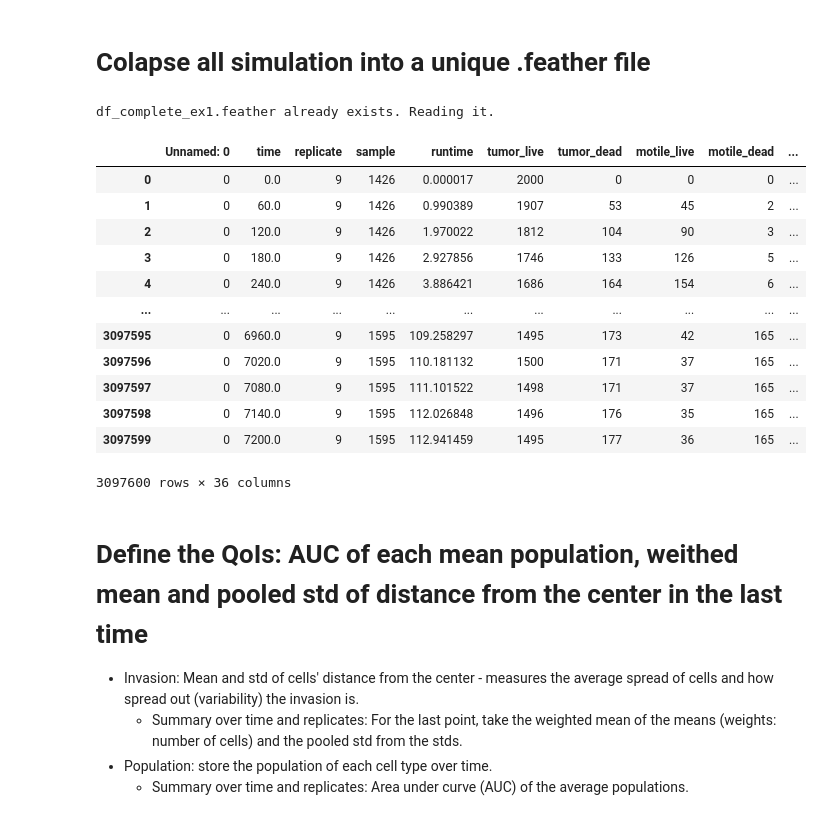
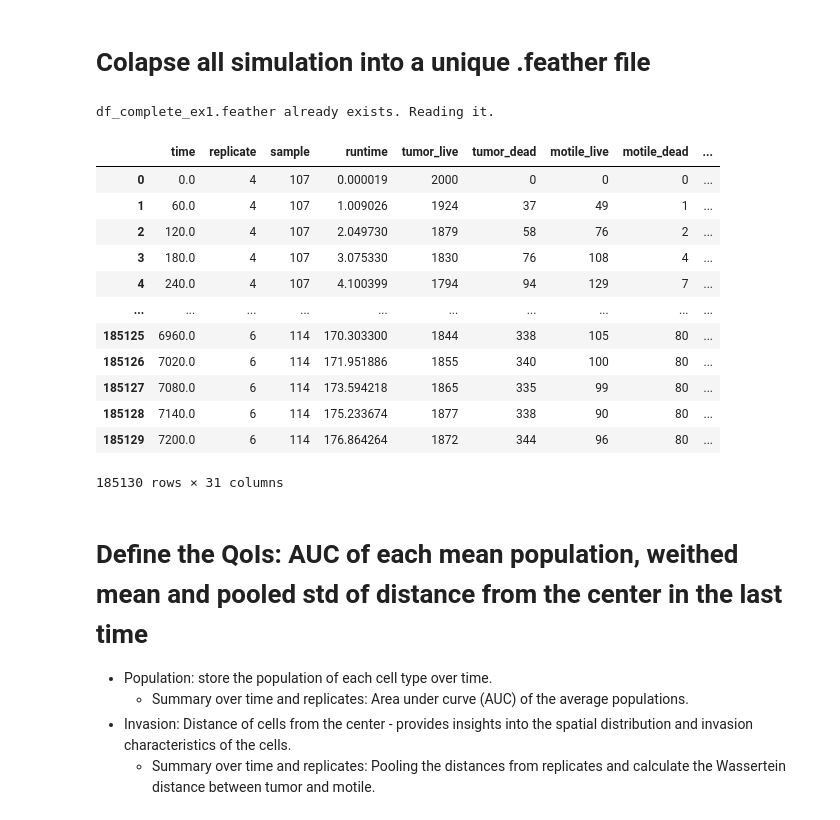
Before and after one commit to PhysiCell-Models/grammar_samples, a Jupyter notebook: Sensitivity_Analysis/SA_script_ex1.ipynb, the cells around one changed output. Saved outputs shown, nothing was run; the diff lists cells and outputs as text; code cells hidden in the pictures.

```diff
--- a/Sensitivity_Analysis/SA_script_ex1.ipynb
+++ b/Sensitivity_Analysis/SA_script_ex1.ipynb
@@ -3,37 +3,47 @@
 # %%
 import glob, os
 import pandas as pd
 import numpy as np
+from scipy.stats import ecdf, wasserstein_distance
 
 df_complete_file = 'df_complete_ex1.feather' # https://pandas.pydata.org/docs/user_guide/io.html#feather
 if ( os.path.exists(df_complete_file) ):
     print(f'{df_complete_file} already exists. Reading it.')
     df_all = pd.read_feather(df_complete_file)
 else:
     print(f'{df_complete_file} does not exists. Generating it.')
-    data_files = glob.glob('../output_SA_ex1/SummaryFile_*.csv')
-    df_all = pd.concat((pd.read_csv(file, sep='\t', encoding='utf-8') for file in data_files), ignore_index=True)
+    data_files = glob.glob('../output_SA_ex1/SummaryFile_*.feather')
+    df_all = pd.concat((pd.read_feather(file) for file in data_files), ignore_index=True)
     df_all.to_feather(df_complete_file)
-df_all # 3097600 rows = 2560 samples * 10 repplicates * 121 time points
+
+params_list = ['cycle_tumor_sat','cycle_tumor_hfm','cycle_tumor_hp',
+                   'mechano_tumor_hfm','mechano_tumor_hp',
+                   'necrosis_tumor_hfm','necrosis_tumor_hp',
+                   'tumor2motile_hfm','tumor2motile_hp',
+                   'cycle_motile_sat', 'cycle_motile_hfm', 'cycle_motile_hp',
+                   'mechano_motile_hfm', 'mechano_motile_hp',
+                   'necrosis_motile_hfm', 'necrosis_motile_hp',
+                   'motile2tumor_sat', 'motile2tumor_hfm', 'motile2tumor_hp']
+df_all # 183920 rows = 152 samples * 10 repplicates * 121 time points
 # %% [output]
 df_complete_ex1.feather already exists. Reading it.
-|  | Unnamed: 0 | time | replicate | sample | runtime | tumor_live | tumor_dead | motile_live | motile_dead | ... |
-| 0 | 0 | 0.0 | 9 | 1426 | 0.000017 | 2000 | 0 | 0 | 0 | ... |
-| 1 | 0 | 60.0 | 9 | 1426 | 0.990389 | 1907 | 53 | 45 | 2 | ... |
-| 2 | 0 | 120.0 | 9 | 1426 | 1.970022 | 1812 | 104 | 90 | 3 | ... |
-| 3 | 0 | 180.0 | 9 | 1426 | 2.927856 | 1746 | 133 | 126 | 5 | ... |
-| 4 | 0 | 240.0 | 9 | 1426 | 3.886421 | 1686 | 164 | 154 | 6 | ... |
-| ... | ... | ... | ... | ... | ... | ... | ... | ... | ... | ... |
-| 3097595 | 0 | 6960.0 | 9 | 1595 | 109.258297 | 1495 | 173 | 42 | 165 | ... |
-| 3097596 | 0 | 7020.0 | 9 | 1595 | 110.181132 | 1500 | 171 | 37 | 165 | ... |
-| 3097597 | 0 | 7080.0 | 9 | 1595 | 111.101522 | 1498 | 171 | 37 | 165 | ... |
-| 3097598 | 0 | 7140.0 | 9 | 1595 | 112.026848 | 1496 | 176 | 35 | 165 | ... |
-| 3097599 | 0 | 7200.0 | 9 | 1595 | 112.941459 | 1495 | 177 | 36 | 165 | ... |
+|  | time | replicate | sample | runtime | tumor_live | tumor_dead | motile_live | motile_dead | ... |
+| 0 | 0.0 | 4 | 107 | 0.000019 | 2000 | 0 | 0 | 0 | ... |
+| 1 | 60.0 | 4 | 107 | 1.009026 | 1924 | 37 | 49 | 1 | ... |
+| 2 | 120.0 | 4 | 107 | 2.049730 | 1879 | 58 | 76 | 2 | ... |
+| 3 | 180.0 | 4 | 107 | 3.075330 | 1830 | 76 | 108 | 4 | ... |
+| 4 | 240.0 | 4 | 107 | 4.100399 | 1794 | 94 | 129 | 7 | ... |
+| ... | ... | ... | ... | ... | ... | ... | ... | ... | ... |
+| 185125 | 6960.0 | 6 | 114 | 170.303300 | 1844 | 338 | 105 | 80 | ... |
+| 185126 | 7020.0 | 6 | 114 | 171.951886 | 1855 | 340 | 100 | 80 | ... |
+| 185127 | 7080.0 | 6 | 114 | 173.594218 | 1865 | 335 | 99 | 80 | ... |
+| 185128 | 7140.0 | 6 | 114 | 175.233674 | 1877 | 338 | 90 | 80 | ... |
+| 185129 | 7200.0 | 6 | 114 | 176.864264 | 1872 | 344 | 96 | 80 | ... |
-3097600 rows × 36 columns
+185130 rows × 31 columns
 # %% [markdown]
 # Define the QoIs: AUC of each mean population, weithed mean and pooled std of distance from the center in the last time
 
-- Invasion: Mean and std of cells' distance from the center - measures the average spread of cells and how spread out (variability) the invasion is.
-    - Summary over time and replicates: For the last point, take the weighted mean of the means (weights: number of cells) and the pooled std from the stds.
 - Population: store the population of each cell type over time.
     - Summary over time and replicates: Area under curve (AUC) of the average populations.
+- Invasion: Distance of cells from the center - provides insights into the spatial distribution and invasion characteristics of the cells.
+    - Summary over time and replicates: Pooling the distances from replicates and calculate the Wassertein distance between tumor and motile.
```
Also changed, not shown: parts of 12 cells of this notebook, 1 other file.
